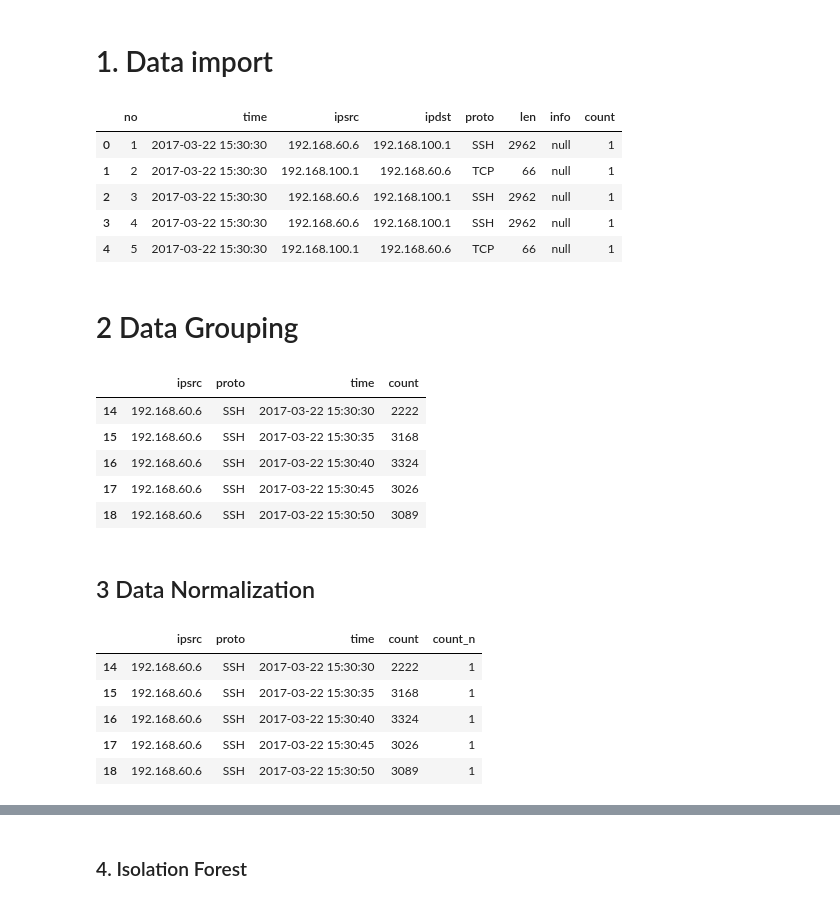
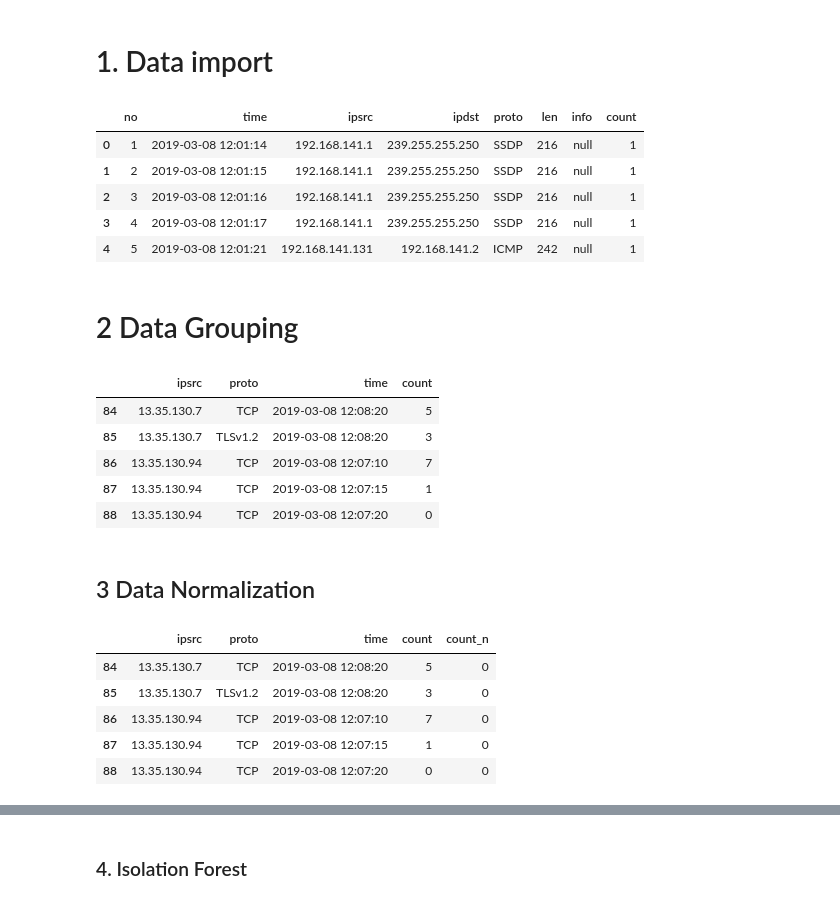
Before and after one commit to anand-ingle/AnomalyDetectionIDS, a Jupyter notebook: MyIDS.ipynb, the cells around one changed output, grey strips where cells are left out. Cells and saved outputs as stored; diff of their text form; code cells hidden in the pictures.

```diff
--- a/MyIDS.ipynb
+++ b/MyIDS.ipynb
@@ -23,10 +23,9 @@ import  pandas  as  pd
 import  numpy  as  np
 import warnings
 warnings.filterwarnings('ignore')
-LOCAL_IP = '192.168.0.1'
-IF_CONTAMINATION = '0.01'
 
-df  =  pd . read_csv ( 'sa3.csv' )
+
+df  =  pd . read_csv ( 'sa5.csv' )
 df . columns  =  [ 'no' ,  'time' , 'ipsrc' ,  'ipdst' ,  'proto' ,  'len', 'info' ]
 #df  ['time'] = pd.to_datetime(df['time'])
 # The column [count] with value 1 is added to then make the additions.
@@ -38,43 +37,44 @@ df['count']=1
 df . head (5)
 # %% [output]
 |  | no | time | ipsrc | ipdst | proto | len | info | count |
-| 0 | 1 | 2017-03-22 15:30:30 | 192.168.60.6 | 192.168.100.1 | SSH | 2962 | null | 1 |
-| 1 | 2 | 2017-03-22 15:30:30 | 192.168.100.1 | 192.168.60.6 | TCP | 66 | null | 1 |
-| 2 | 3 | 2017-03-22 15:30:30 | 192.168.60.6 | 192.168.100.1 | SSH | 2962 | null | 1 |
-| 3 | 4 | 2017-03-22 15:30:30 | 192.168.60.6 | 192.168.100.1 | SSH | 2962 | null | 1 |
-| 4 | 5 | 2017-03-22 15:30:30 | 192.168.100.1 | 192.168.60.6 | TCP | 66 | null | 1 |
+| 0 | 1 | 2019-03-08 12:01:14 | 192.168.141.1 | 239.255.255.250 | SSDP | 216 | null | 1 |
+| 1 | 2 | 2019-03-08 12:01:15 | 192.168.141.1 | 239.255.255.250 | SSDP | 216 | null | 1 |
+| 2 | 3 | 2019-03-08 12:01:16 | 192.168.141.1 | 239.255.255.250 | SSDP | 216 | null | 1 |
+| 3 | 4 | 2019-03-08 12:01:17 | 192.168.141.1 | 239.255.255.250 | SSDP | 216 | null | 1 |
+| 4 | 5 | 2019-03-08 12:01:21 | 192.168.141.131 | 192.168.141.2 | ICMP | 242 | null | 1 |
 # %% [markdown]
 # 2 Data Grouping
 # %%
 # The grouping is done by [ipdst] and [proto], a .resample of [time] in 5 seconds and the sum is made.
 # It also resets the index and drops the NaN values.
 dataGroup2 = df.groupby(['ipsrc','proto']).resample('5S', on= "time").sum().reset_index().dropna()
 pd.options.display.float_format = '{:,.0f}'.format
 # Drop row with IP
-local_ip="192.168.100.1"
+local_ip="0.0.0.0"
 dataGroup2 = dataGroup2[['ipsrc','proto','time','count']]
 dataGroup2 = dataGroup2[dataGroup2.ipsrc != local_ip]
 dataGroup2.head(5)
 # %% [output]
 |  | ipsrc | proto | time | count |
-| 14 | 192.168.60.6 | SSH | 2017-03-22 15:30:30 | 2222 |
-| 15 | 192.168.60.6 | SSH | 2017-03-22 15:30:35 | 3168 |
-| 16 | 192.168.60.6 | SSH | 2017-03-22 15:30:40 | 3324 |
-| 17 | 192.168.60.6 | SSH | 2017-03-22 15:30:45 | 3026 |
-| 18 | 192.168.60.6 | SSH | 2017-03-22 15:30:50 | 3089 |
+| 84 | 13.35.130.7 | TCP | 2019-03-08 12:08:20 | 5 |
+| 85 | 13.35.130.7 | TLSv1.2 | 2019-03-08 12:08:20 | 3 |
+| 86 | 13.35.130.94 | TCP | 2019-03-08 12:07:10 | 7 |
+| 87 | 13.35.130.94 | TCP | 2019-03-08 12:07:15 | 1 |
+| 88 | 13.35.130.94 | TCP | 2019-03-08 12:07:20 | 0 |
 # %% [markdown]
 ## 3 Data Normalization
 # %%
+#feature Scaling
 dataNorm = dataGroup2.copy()
 dataNorm['count_n'] = (dataGroup2['count'] - dataGroup2['count'].min()) / (dataGroup2['count'].max() - dataGroup2['count'].min())
 dataNorm.head(5)
 # %% [output]
 |  | ipsrc | proto | time | count | count_n |
-| 14 | 192.168.60.6 | SSH | 2017-03-22 15:30:30 | 2222 | 1 |
-| 15 | 192.168.60.6 | SSH | 2017-03-22 15:30:35 | 3168 | 1 |
-| 16 | 192.168.60.6 | SSH | 2017-03-22 15:30:40 | 3324 | 1 |
-| 17 | 192.168.60.6 | SSH | 2017-03-22 15:30:45 | 3026 | 1 |
-| 18 | 192.168.60.6 | SSH | 2017-03-22 15:30:50 | 3089 | 1 |
+| 84 | 13.35.130.7 | TCP | 2019-03-08 12:08:20 | 5 | 0 |
+| 85 | 13.35.130.7 | TLSv1.2 | 2019-03-08 12:08:20 | 3 | 0 |
+| 86 | 13.35.130.94 | TCP | 2019-03-08 12:07:10 | 7 | 0 |
+| 87 | 13.35.130.94 | TCP | 2019-03-08 12:07:15 | 1 | 0 |
+| 88 | 13.35.130.94 | TCP | 2019-03-08 12:07:20 | 0 | 0 |
 # %%
 %matplotlib inline
 
```
Also changed, not shown: parts of 21 cells of this notebook, 3 other files.
